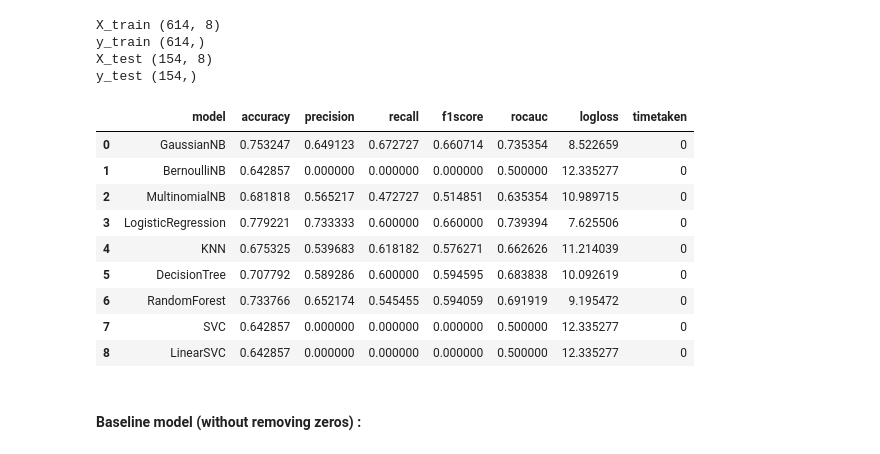
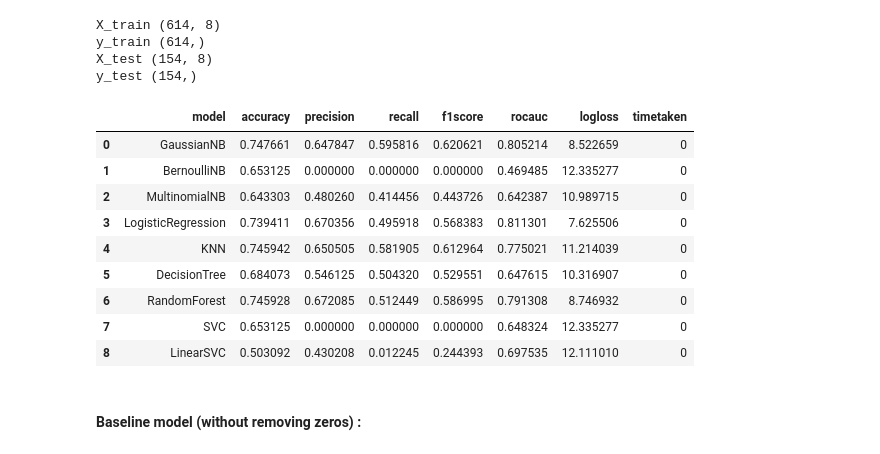
Before and after one commit to JNYH/diabetes_classifier, a Jupyter notebook: diabetes_classifier.ipynb, the cells around one changed output. Drawn from its saved outputs; the diff is of its cells as text; code cells hidden in the pictures.

```diff
--- a/diabetes_classifier.ipynb
+++ b/diabetes_classifier.ipynb
@@ -336,17 +336,19 @@ X_test (154, 8)
 y_test (154,)
 # %%
 ## Baseline model performance evaluation
+kf = KFold(n_splits=5, shuffle=True, random_state=SEED)
 
 # to give model baseline report in dataframe
 def baseline_report(model, X_train, X_test, y_train, y_test, name):
     model.fit(X_train, y_train)
-    y_pred  = model.predict(X_test)
-    accuracy     = accuracy_score(y_test, y_pred)
-    precision    = precision_score(y_test, y_pred)
-    recall       = recall_score(y_test, y_pred)
-    f1score      = f1_score(y_test, y_pred)
-    rocauc       = roc_auc_score(y_test, y_pred)
-    logloss      = log_loss(y_test, y_pred)
+    accuracy     = np.mean(cross_val_score(model, X_train, y_train, cv=kf, scoring='accuracy'))
+    precision    = np.mean(cross_val_score(model, X_train, y_train, cv=kf, scoring='precision'))
+    recall       = np.mean(cross_val_score(model, X_train, y_train, cv=kf, scoring='recall'))
+    f1score      = np.mean(cross_val_score(model, X_train, y_train, cv=kf, scoring='f1'))
+    rocauc       = np.mean(cross_val_score(model, X_train, y_train, cv=kf, scoring='roc_auc'))
+    y_pred = model.predict(X_test)
+    logloss      = log_loss(y_test, y_pred)   # SVC & LinearSVC unable to use cvs
+
     df_model = pd.DataFrame({'model'        : [name],
                              'accuracy'     : [accuracy],
                              'precision'    : [precision],
@@ -354,45 +356,45 @@ def baseline_report(model, X_train, X_test, y_train, y_test, name):
                              'f1score'      : [f1score],
                              'rocauc'       : [rocauc],
                              'logloss'      : [logloss],
-                             'timetaken'    : [0]       })   # timetaken for comparison later
+                             'timetaken'    : [0]       })   # timetaken: to be used for comparison later
     return df_model
 
 # to evaluate baseline models
 gnb = GaussianNB()
 bnb = BernoulliNB()
 mnb = MultinomialNB()
 logit = LogisticRegression()
 knn = KNeighborsClassifier()
 decisiontree = DecisionTreeClassifier()
 randomforest = RandomForestClassifier()
 svc = SVC()
 linearsvc = LinearSVC()
 
 # to concat all models
 df_models = pd.concat([baseline_report(gnb, X_train, X_test, y_train, y_test, 'GaussianNB'),
                        baseline_report(bnb, X_train, X_test, y_train, y_test, 'BernoulliNB'),
                        baseline_report(mnb, X_train, X_test, y_train, y_test, 'MultinomialNB'),
                        baseline_report(logit, X_train, X_test, y_train, y_test, 'LogisticRegression'),
                        baseline_report(knn, X_train, X_test, y_train, y_test, 'KNN'),
                        baseline_report(decisiontree, X_train, X_test, y_train, y_test, 'DecisionTree'),
                        baseline_report(randomforest, X_train, X_test, y_train, y_test, 'RandomForest'),
                        baseline_report(svc, X_train, X_test, y_train, y_test, 'SVC'),
                        baseline_report(linearsvc, X_train, X_test, y_train, y_test, 'LinearSVC')
                        ], axis=0).reset_index()
 
 df_models = df_models.drop('index', axis=1)
 df_models
 # %% [output]
 |  | model | accuracy | precision | recall | f1score | rocauc | logloss | timetaken |
-| 0 | GaussianNB | 0.753247 | 0.649123 | 0.672727 | 0.660714 | 0.735354 | 8.522659 | 0 |
-| 1 | BernoulliNB | 0.642857 | 0.000000 | 0.000000 | 0.000000 | 0.500000 | 12.335277 | 0 |
-| 2 | MultinomialNB | 0.681818 | 0.565217 | 0.472727 | 0.514851 | 0.635354 | 10.989715 | 0 |
-| 3 | LogisticRegression | 0.779221 | 0.733333 | 0.600000 | 0.660000 | 0.739394 | 7.625506 | 0 |
-| 4 | KNN | 0.675325 | 0.539683 | 0.618182 | 0.576271 | 0.662626 | 11.214039 | 0 |
-| 5 | DecisionTree | 0.707792 | 0.589286 | 0.600000 | 0.594595 | 0.683838 | 10.092619 | 0 |
-| 6 | RandomForest | 0.733766 | 0.652174 | 0.545455 | 0.594059 | 0.691919 | 9.195472 | 0 |
-| 7 | SVC | 0.642857 | 0.000000 | 0.000000 | 0.000000 | 0.500000 | 12.335277 | 0 |
-| 8 | LinearSVC | 0.642857 | 0.000000 | 0.000000 | 0.000000 | 0.500000 | 12.335277 | 0 |
+| 0 | GaussianNB | 0.747661 | 0.647847 | 0.595816 | 0.620621 | 0.805214 | 8.522659 | 0 |
+| 1 | BernoulliNB | 0.653125 | 0.000000 | 0.000000 | 0.000000 | 0.469485 | 12.335277 | 0 |
+| 2 | MultinomialNB | 0.643303 | 0.480260 | 0.414456 | 0.443726 | 0.642387 | 10.989715 | 0 |
+| 3 | LogisticRegression | 0.739411 | 0.670356 | 0.495918 | 0.568383 | 0.811301 | 7.625506 | 0 |
+| 4 | KNN | 0.745942 | 0.650505 | 0.581905 | 0.612964 | 0.775021 | 11.214039 | 0 |
+| 5 | DecisionTree | 0.684073 | 0.546125 | 0.504320 | 0.529551 | 0.647615 | 10.316907 | 0 |
+| 6 | RandomForest | 0.745928 | 0.672085 | 0.512449 | 0.586995 | 0.791308 | 8.746932 | 0 |
+| 7 | SVC | 0.653125 | 0.000000 | 0.000000 | 0.000000 | 0.648324 | 12.335277 | 0 |
+| 8 | LinearSVC | 0.503092 | 0.430208 | 0.012245 | 0.244393 | 0.697535 | 12.111010 | 0 |
 # %% [markdown]
 #### Baseline model (without removing zeros) :
 # %% [markdown]
```
Also changed, not shown: parts of 2 cells of this notebook.
